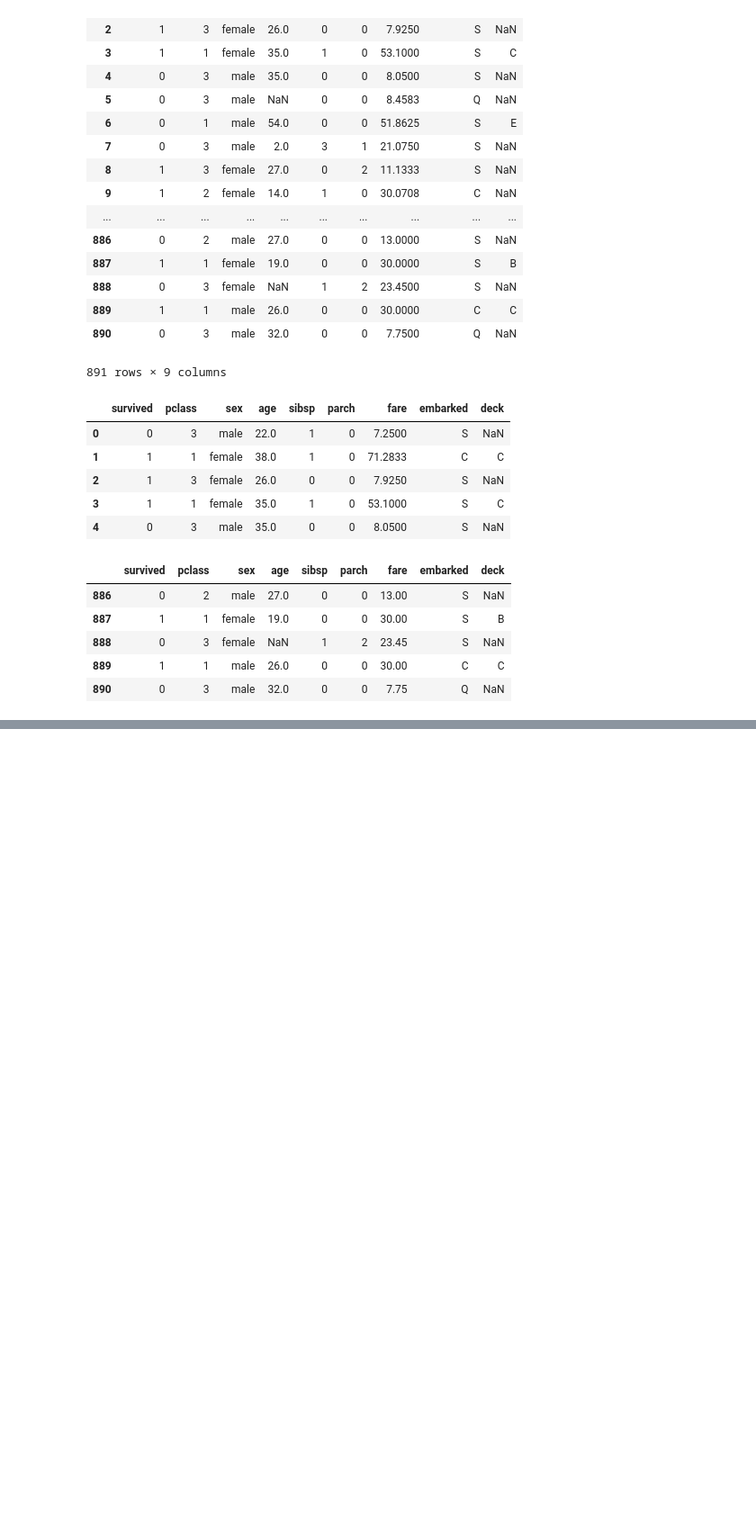
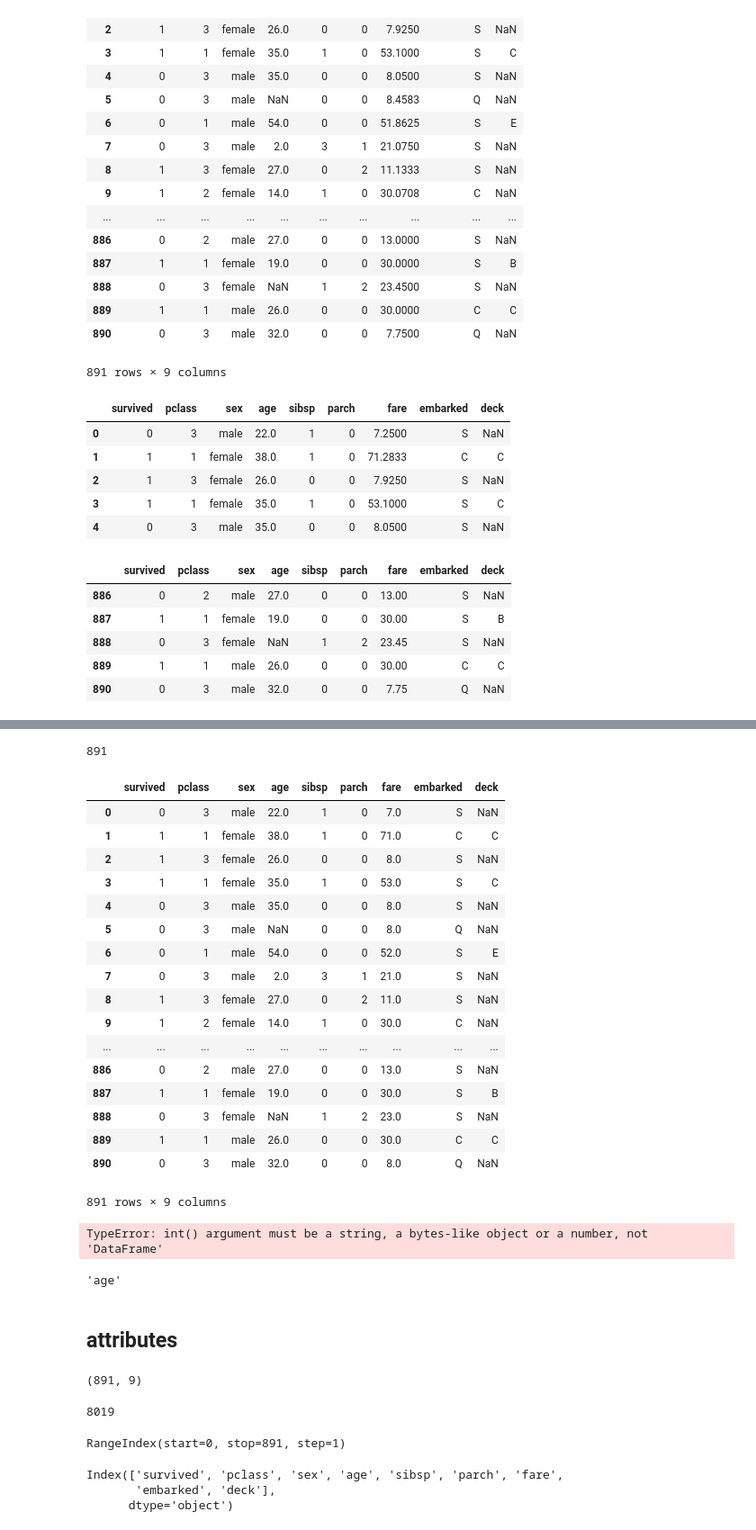
Before and after one commit to HeyThatsViv/Pandas-Udemy-Course, a Jupyter notebook: Pandas1.ipynb, the cells around one changed output, grey strips where cells are left out. Shown: that part at 90% size. Saved outputs shown, nothing was run; the diff lists cells and outputs as text; code cells hidden in the pictures; blank space fills up the shorter version.

```diff
--- a/Pandas1.ipynb
+++ b/Pandas1.ipynb
@@ -69,0 +109,53 @@ titanic.tail()
+# %%
+len(titanic)
+# %% [output]
+891
+# %%
+round(titanic, 0)
+# %% [output]
+|  | survived | pclass | sex | age | sibsp | parch | fare | embarked | deck |
+| 0 | 0 | 3 | male | 22.0 | 1 | 0 | 7.0 | S | NaN |
+| 1 | 1 | 1 | female | 38.0 | 1 | 0 | 71.0 | C | C |
+| 2 | 1 | 3 | female | 26.0 | 0 | 0 | 8.0 | S | NaN |
+| 3 | 1 | 1 | female | 35.0 | 1 | 0 | 53.0 | S | C |
+| 4 | 0 | 3 | male | 35.0 | 0 | 0 | 8.0 | S | NaN |
+| 5 | 0 | 3 | male | NaN | 0 | 0 | 8.0 | Q | NaN |
+| 6 | 0 | 1 | male | 54.0 | 0 | 0 | 52.0 | S | E |
+| 7 | 0 | 3 | male | 2.0 | 3 | 1 | 21.0 | S | NaN |
+| 8 | 1 | 3 | female | 27.0 | 0 | 2 | 11.0 | S | NaN |
+| 9 | 1 | 2 | female | 14.0 | 1 | 0 | 30.0 | C | NaN |
+| ... | ... | ... | ... | ... | ... | ... | ... | ... | ... |
+| 886 | 0 | 2 | male | 27.0 | 0 | 0 | 13.0 | S | NaN |
+| 887 | 1 | 1 | female | 19.0 | 0 | 0 | 30.0 | S | B |
+| 888 | 0 | 3 | female | NaN | 1 | 2 | 23.0 | S | NaN |
+| 889 | 1 | 1 | male | 26.0 | 0 | 0 | 30.0 | C | C |
+| 890 | 0 | 3 | male | 32.0 | 0 | 0 | 8.0 | Q | NaN |
+891 rows × 9 columns
+# %%
+int(titanic)
+# %% [output]
+TypeError: int() argument must be a string, a bytes-like object or a number, not 'DataFrame'
+# %%
+min(titanic)
+# %% [output]
+'age'
+# %% [markdown]
+## attributes
+# %%
+titanic.shape
+# %% [output]
+(891, 9)
+# %%
+titanic.size
+# %% [output]
+8019
+# %%
+titanic.index
+# %% [output]
+RangeIndex(start=0, stop=891, step=1)
+# %%
+titanic.columns
+# %% [output]
+Index(['survived', 'pclass', 'sex', 'age', 'sibsp', 'parch', 'fare',
+       'embarked', 'deck'],
+      dtype='object')
```
Also changed, not shown: parts of 13 cells of this notebook.
